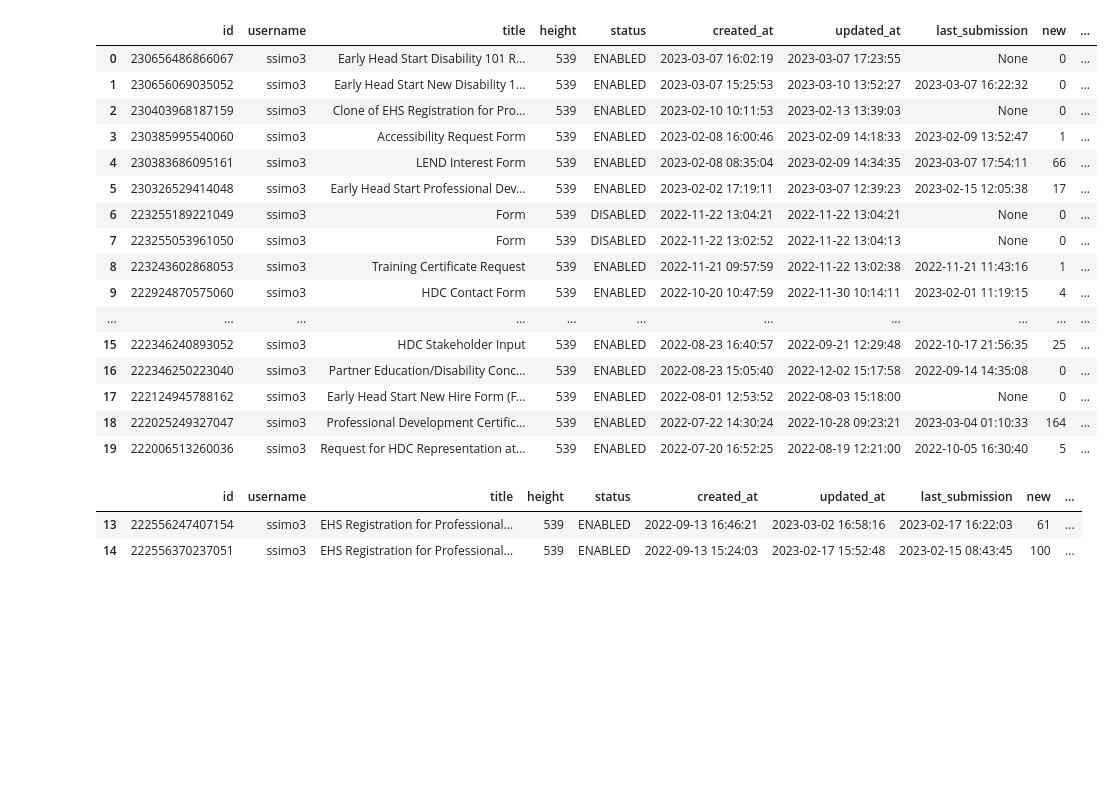
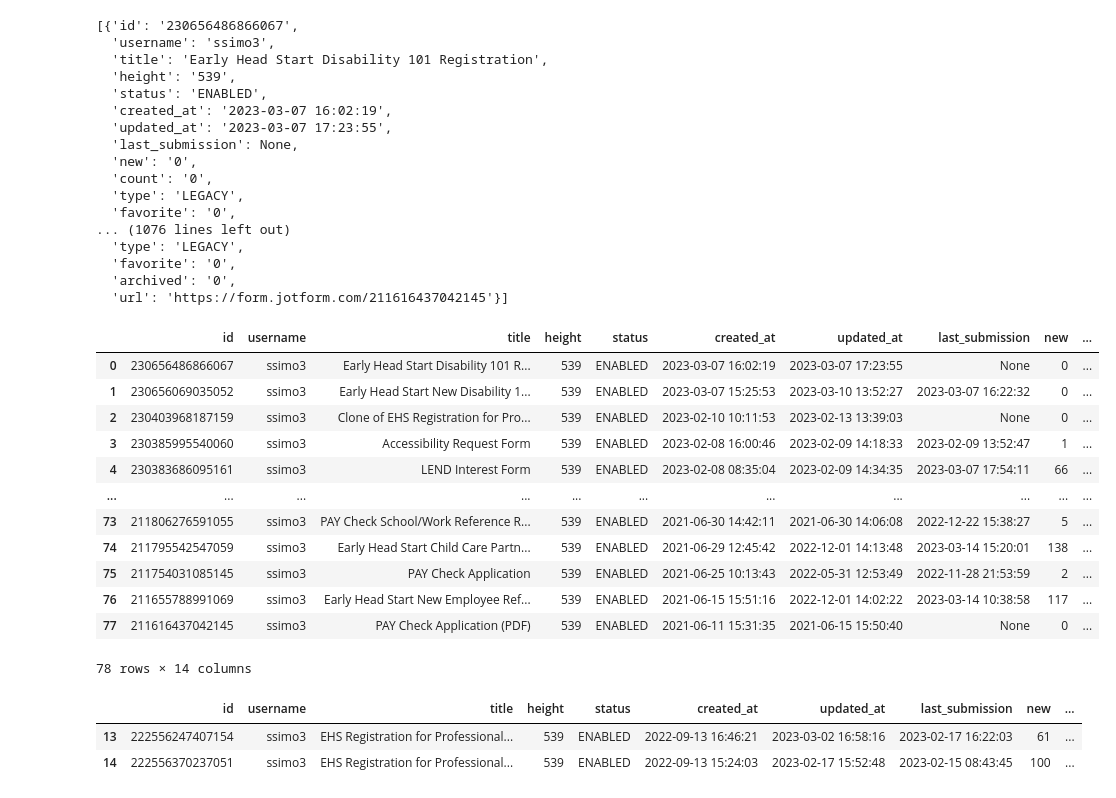
Before and after one commit to ssimo3lsuhsc/dataspell_workspace1, a Jupyter notebook: ehs/2022.07.01-2023.06.31/registration_exploder.ipynb, the cells around one changed output. Saved outputs shown, nothing was run; the diff lists cells and outputs as text; code cells hidden in the pictures; blank space fills up the shorter version.

Commit message:
Rewrote code to make initial export (result in registrations.xlsx)

```diff
--- a/ehs/2022.07.01-2023.06.31/registration_exploder.ipynb
+++ b/ehs/2022.07.01-2023.06.31/registration_exploder.ipynb
@@ -30,22 +1,56 @@ response.json()
+# %%
+import pandas
+import numpy
+import requests
+import json
+from jotform import *
+jotform_api_client = JotformAPIClient("ab612859cb740357ec912f07c79e2fe9")
+
+headers = {
+    "APIKEY": "ab612859cb740357ec912f07c79e2fe9"
+}
+
+def get_forms(offset: int = 0) -> list:
+    forms_page = list(jotform_api_client.get_forms(limit=100, offset=offset))
+    if not forms_page:
+        return []
+    return forms_page + get_forms(offset = offset + 100)
+
+forms = get_forms()
+forms
+# %% [output]
+[{'id': '230656486866067',
+  'username': 'ssimo3',
+  'title': 'Early Head Start Disability 101 Registration',
+  'height': '539',
+  'status': 'ENABLED',
+  'created_at': '2023-03-07 16:02:19',
+  'updated_at': '2023-03-07 17:23:55',
+  'last_submission': None,
+  'new': '0',
+  'count': '0',
+  'type': 'LEGACY',
+  'favorite': '0',
+... (1076 lines left out)
+  'type': 'LEGACY',
+  'favorite': '0',
+  'archived': '0',
+  'url': 'https://form.jotform.com/211616437042145'}]
 # %%
-forms = pandas.DataFrame(response.json()["content"])
-forms
+forms_frame = pandas.DataFrame(forms)
+forms_frame
 # %% [output]
 |  | id | username | title | height | status | created_at | updated_at | last_submission | new | ... |
 | 0 | 230656486866067 | ssimo3 | Early Head Start Disability 101 R... | 539 | ENABLED | 2023-03-07 16:02:19 | 2023-03-07 17:23:55 | None | 0 | ... |
 | 1 | 230656069035052 | ssimo3 | Early Head Start New Disability 1... | 539 | ENABLED | 2023-03-07 15:25:53 | 2023-03-10 13:52:27 | 2023-03-07 16:22:32 | 0 | ... |
 | 2 | 230403968187159 | ssimo3 | Clone of EHS Registration for Pro... | 539 | ENABLED | 2023-02-10 10:11:53 | 2023-02-13 13:39:03 | None | 0 | ... |
 | 3 | 230385995540060 | ssimo3 | Accessibility Request Form | 539 | ENABLED | 2023-02-08 16:00:46 | 2023-02-09 14:18:33 | 2023-02-09 13:52:47 | 1 | ... |
 | 4 | 230383686095161 | ssimo3 | LEND Interest Form | 539 | ENABLED | 2023-02-08 08:35:04 | 2023-02-09 14:34:35 | 2023-03-07 17:54:11 | 66 | ... |
-| 5 | 230326529414048 | ssimo3 | Early Head Start Professional Dev... | 539 | ENABLED | 2023-02-02 17:19:11 | 2023-03-07 12:39:23 | 2023-02-15 12:05:38 | 17 | ... |
-| 6 | 223255189221049 | ssimo3 | Form | 539 | DISABLED | 2022-11-22 13:04:21 | 2022-11-22 13:04:21 | None | 0 | ... |
-| 7 | 223255053961050 | ssimo3 | Form | 539 | DISABLED | 2022-11-22 13:02:52 | 2022-11-22 13:04:13 | None | 0 | ... |
-| 8 | 223243602868053 | ssimo3 | Training Certificate Request | 539 | ENABLED | 2022-11-21 09:57:59 | 2022-11-22 13:02:38 | 2022-11-21 11:43:16 | 1 | ... |
-| 9 | 222924870575060 | ssimo3 | HDC Contact Form | 539 | ENABLED | 2022-10-20 10:47:59 | 2022-11-30 10:14:11 | 2023-02-01 11:19:15 | 4 | ... |
 | ... | ... | ... | ... | ... | ... | ... | ... | ... | ... | ... |
-| 15 | 222346240893052 | ssimo3 | HDC Stakeholder Input | 539 | ENABLED | 2022-08-23 16:40:57 | 2022-09-21 12:29:48 | 2022-10-17 21:56:35 | 25 | ... |
-| 16 | 222346250223040 | ssimo3 | Partner Education/Disability Conc... | 539 | ENABLED | 2022-08-23 15:05:40 | 2022-12-02 15:17:58 | 2022-09-14 14:35:08 | 0 | ... |
-| 17 | 222124945788162 | ssimo3 | Early Head Start New Hire Form (F... | 539 | ENABLED | 2022-08-01 12:53:52 | 2022-08-03 15:18:00 | None | 0 | ... |
-| 18 | 222025249327047 | ssimo3 | Professional Development Certific... | 539 | ENABLED | 2022-07-22 14:30:24 | 2022-10-28 09:23:21 | 2023-03-04 01:10:33 | 164 | ... |
-| 19 | 222006513260036 | ssimo3 | Request for HDC Representation at... | 539 | ENABLED | 2022-07-20 16:52:25 | 2022-08-19 12:21:00 | 2022-10-05 16:30:40 | 5 | ... |
+| 73 | 211806276591055 | ssimo3 | PAY Check School/Work Reference R... | 539 | ENABLED | 2021-06-30 14:42:11 | 2021-06-30 14:06:08 | 2022-12-22 15:38:27 | 5 | ... |
+| 74 | 211795542547059 | ssimo3 | Early Head Start Child Care Partn... | 539 | ENABLED | 2021-06-29 12:45:42 | 2022-12-01 14:13:48 | 2023-03-14 15:20:01 | 138 | ... |
+| 75 | 211754031085145 | ssimo3 | PAY Check Application | 539 | ENABLED | 2021-06-25 10:13:43 | 2022-05-31 12:53:49 | 2022-11-28 21:53:59 | 2 | ... |
+| 76 | 211655788991069 | ssimo3 | Early Head Start New Employee Ref... | 539 | ENABLED | 2021-06-15 15:51:16 | 2022-12-01 14:02:22 | 2023-03-14 10:38:58 | 117 | ... |
+| 77 | 211616437042145 | ssimo3 | PAY Check Application (PDF) | 539 | ENABLED | 2021-06-11 15:31:35 | 2021-06-15 15:50:40 | None | 0 | ... |
+78 rows × 14 columns
 # %%
```
Also changed, not shown: parts of 6 cells of this notebook, 1 other file.
